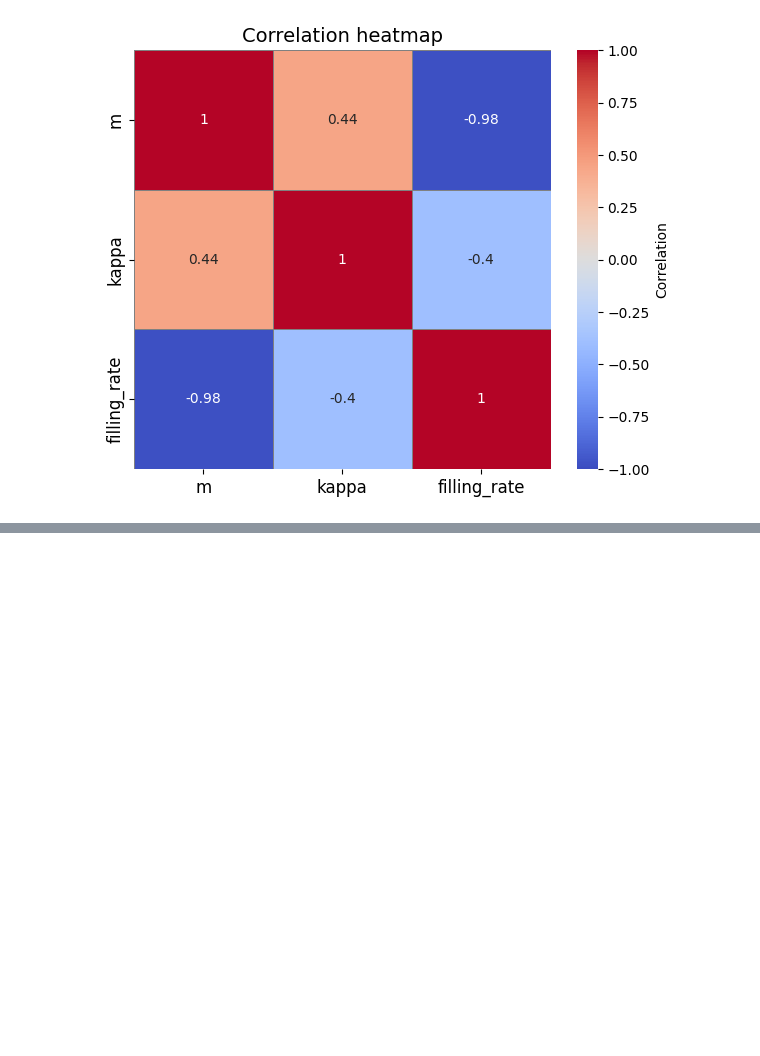
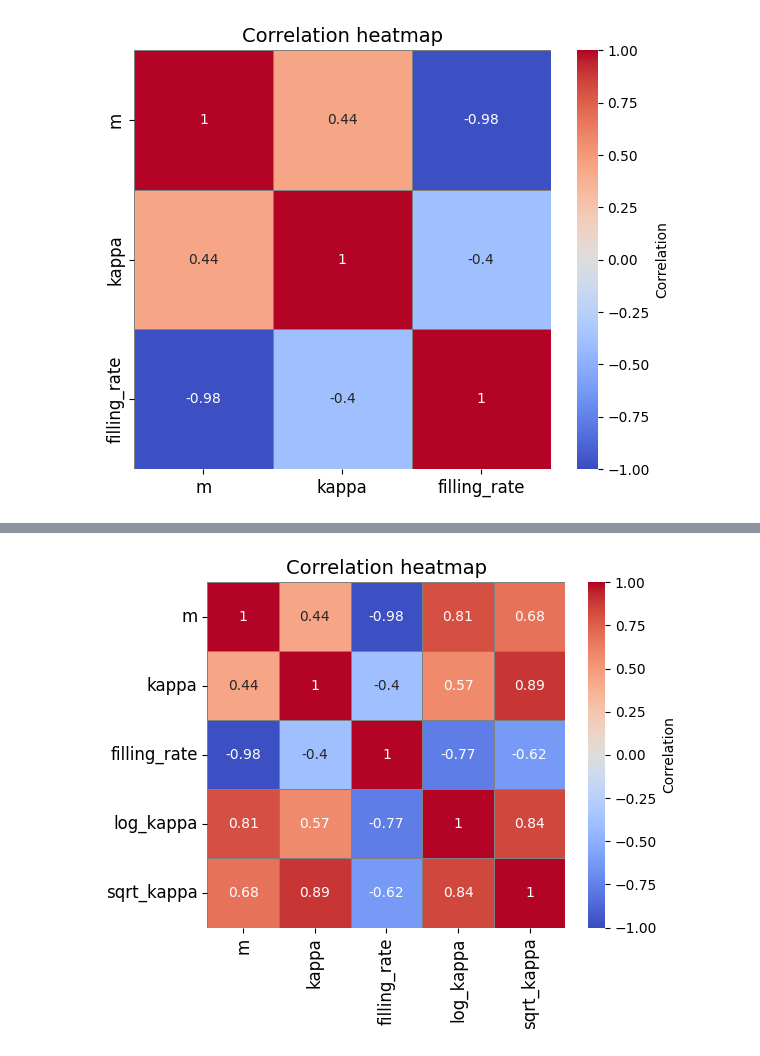
Before and after one commit to AMKN-APEX/ojt-project, a Jupyter notebook: notebook/data_analyzer.ipynb, the cells around one changed output, grey strips where cells are left out. Cells and saved outputs as stored; diff of their text form; code cells hidden in the pictures; blank space fills up the shorter version.

```diff
--- a/notebook/data_analyzer.ipynb
+++ b/notebook/data_analyzer.ipynb
@@ -81,0 +106,15 @@ plt.show()
+# %%
+# --- m, kappa,log_kappa, sqrt_kappa, filling_rateの相関関係 ---
+corr = df.corr()
+
+fig = plt.figure(figsize=(6, 5))
+ax = fig.add_subplot(111)
+ax.set_title("Correlation heatmap", fontsize=14)
+ax.tick_params(axis='x', labelsize=12)
+ax.tick_params(axis='y', labelsize=12)
+sns.heatmap(corr, ax=ax, annot=True, cmap='coolwarm', vmin=-1, vmax=1, linewidths=0.5, linecolor='gray', cbar_kws={"label": "Correlation"})
+
+plt.tight_layout()
+plt.show()
+# %% [output]
+[figure, added]
```
Also changed, not shown: parts of 1 cell of this notebook.
